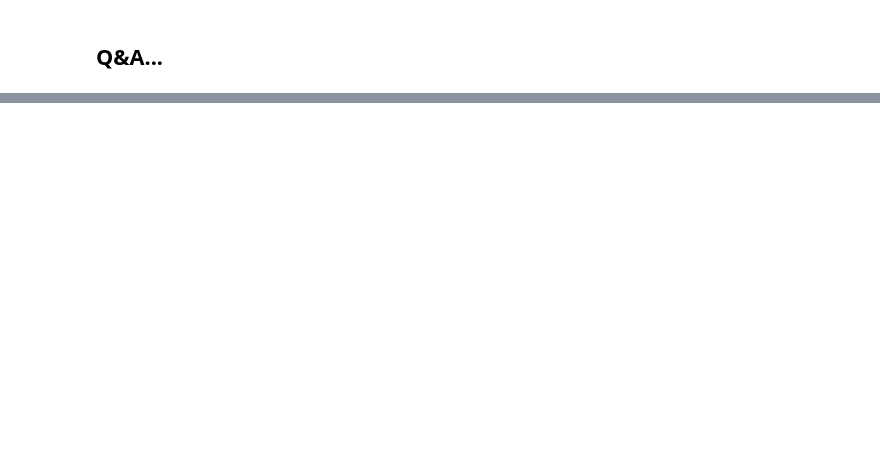
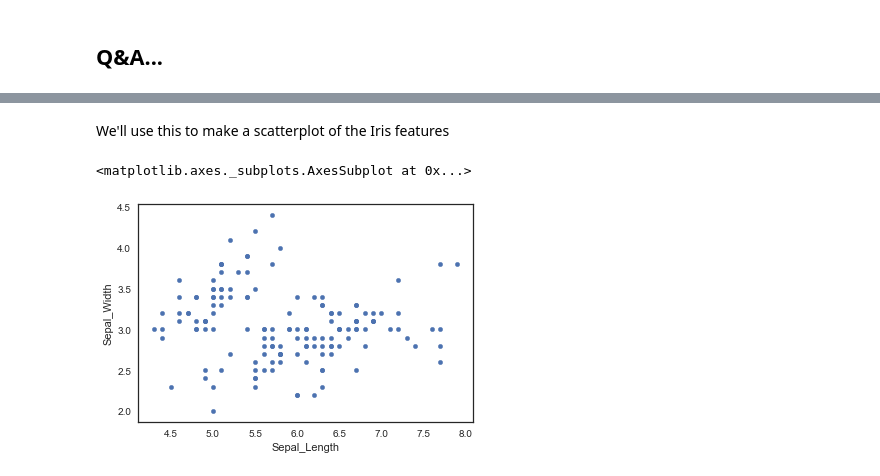
Before and after one commit to penguinpompom/SAS_afternoon_talk, a Jupyter notebook: Pandas/SAS Introduction to Python.ipynb, the cells around one changed output, grey strips where cells are left out. Saved outputs shown, nothing was run; the diff lists cells and outputs as text; code cells hidden in the pictures; blank space fills up the shorter version.

```diff
--- a/Pandas/SAS Introduction to Python.ipynb
+++ b/Pandas/SAS Introduction to Python.ipynb
@@ -450,0 +543,7 @@ $( document ).ready(code_toggle);
+# %% [markdown]
+We'll use this to make a scatterplot of the Iris features
+# %%
+iris.plot(kind="scatter", x='Sepal_Length', y='Sepal_Width')
+# %% [output]
+<matplotlib.axes._subplots.AxesSubplot at 0x...>
+[figure, added]
```
Also changed, not shown: parts of 31 cells of this notebook.
